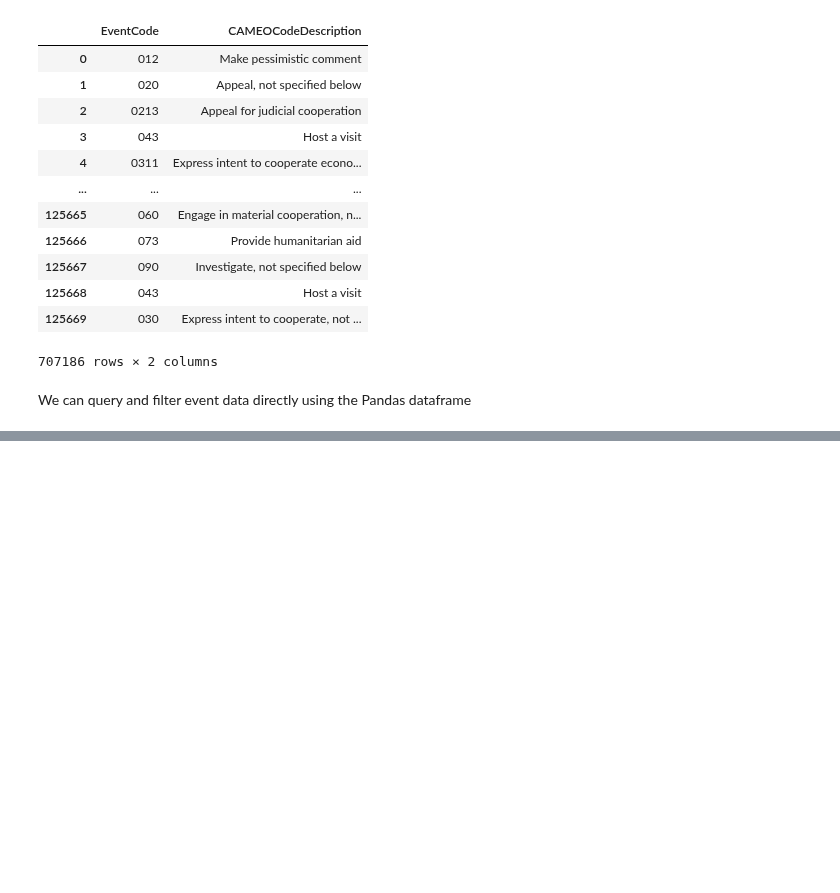
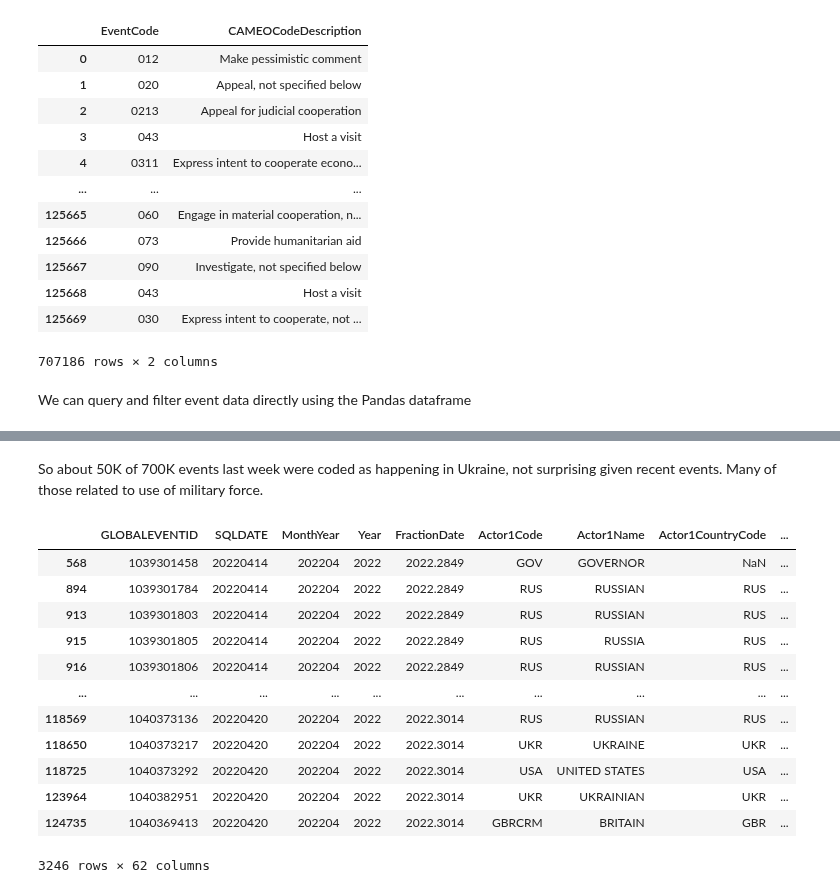
Before and after one commit to allisterb/osiris, a Jupyter notebook: notebooks/Overview.ipynb, the cells around one changed output, grey strips where cells are left out. Saved outputs shown, nothing was run; the diff lists cells and outputs as text; code cells hidden in the pictures; blank space fills up the shorter version.

```diff
--- a/notebooks/Overview.ipynb
+++ b/notebooks/Overview.ipynb
@@ -153 +137,20 @@ Name: CAMEOCodeDescription, Length: 51845, dtype: object
+# %% [markdown]
+So about 50K of 700K events last week were coded as happening in Ukraine, not surprising given recent events. Many of those related to use of military force.
+# %%
+# CAMEO code 190 denotes 'use of military force'
+uka_events[uka_events.EventCode.str.startswith('190')]
+# %% [output]
+|  | GLOBALEVENTID | SQLDATE | MonthYear | Year | FractionDate | Actor1Code | Actor1Name | Actor1CountryCode | ... |
+| 568 | 1039301458 | 20220414 | 202204 | 2022 | 2022.2849 | GOV | GOVERNOR | NaN | ... |
+| 894 | 1039301784 | 20220414 | 202204 | 2022 | 2022.2849 | RUS | RUSSIAN | RUS | ... |
+| 913 | 1039301803 | 20220414 | 202204 | 2022 | 2022.2849 | RUS | RUSSIAN | RUS | ... |
+| 915 | 1039301805 | 20220414 | 202204 | 2022 | 2022.2849 | RUS | RUSSIA | RUS | ... |
+| 916 | 1039301806 | 20220414 | 202204 | 2022 | 2022.2849 | RUS | RUSSIAN | RUS | ... |
+| ... | ... | ... | ... | ... | ... | ... | ... | ... | ... |
+| 118569 | 1040373136 | 20220420 | 202204 | 2022 | 2022.3014 | RUS | RUSSIAN | RUS | ... |
+| 118650 | 1040373217 | 20220420 | 202204 | 2022 | 2022.3014 | UKR | UKRAINE | UKR | ... |
+| 118725 | 1040373292 | 20220420 | 202204 | 2022 | 2022.3014 | USA | UNITED STATES | USA | ... |
+| 123964 | 1040382951 | 20220420 | 202204 | 2022 | 2022.3014 | UKR | UKRAINIAN | UKR | ... |
+| 124735 | 1040369413 | 20220420 | 202204 | 2022 | 2022.3014 | GBRCRM | BRITAIN | GBR | ... |
+3246 rows × 62 columns
 # %%
```
Also changed, not shown: parts of 10 cells of this notebook.
